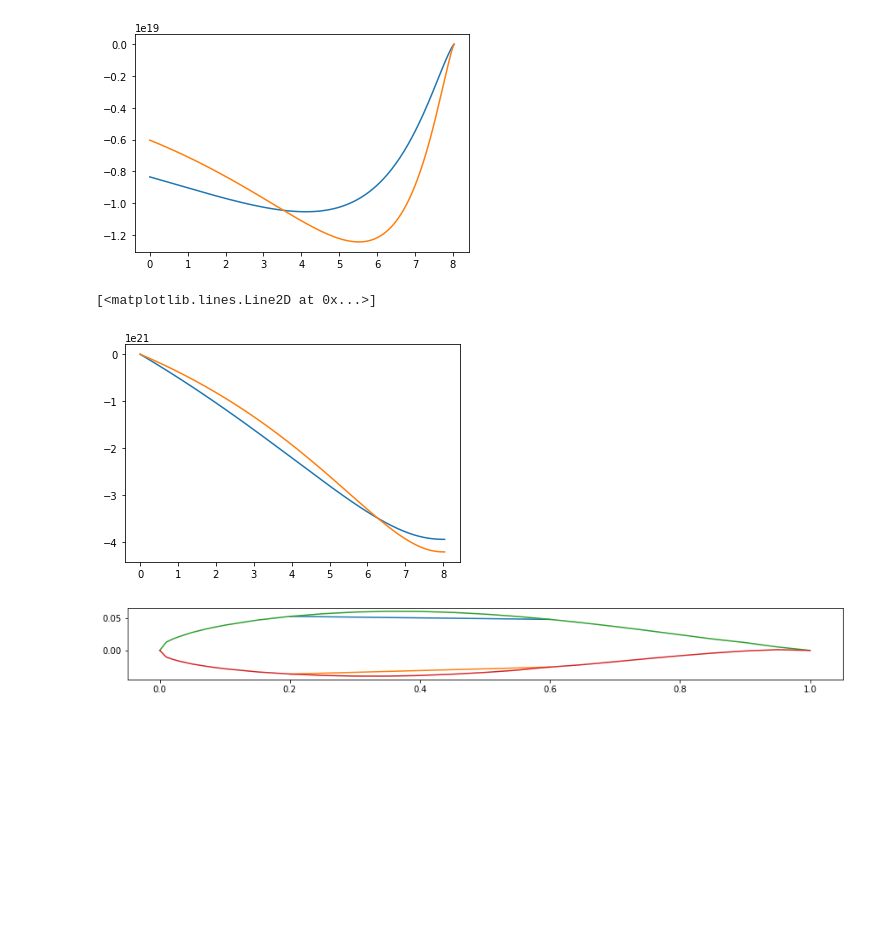
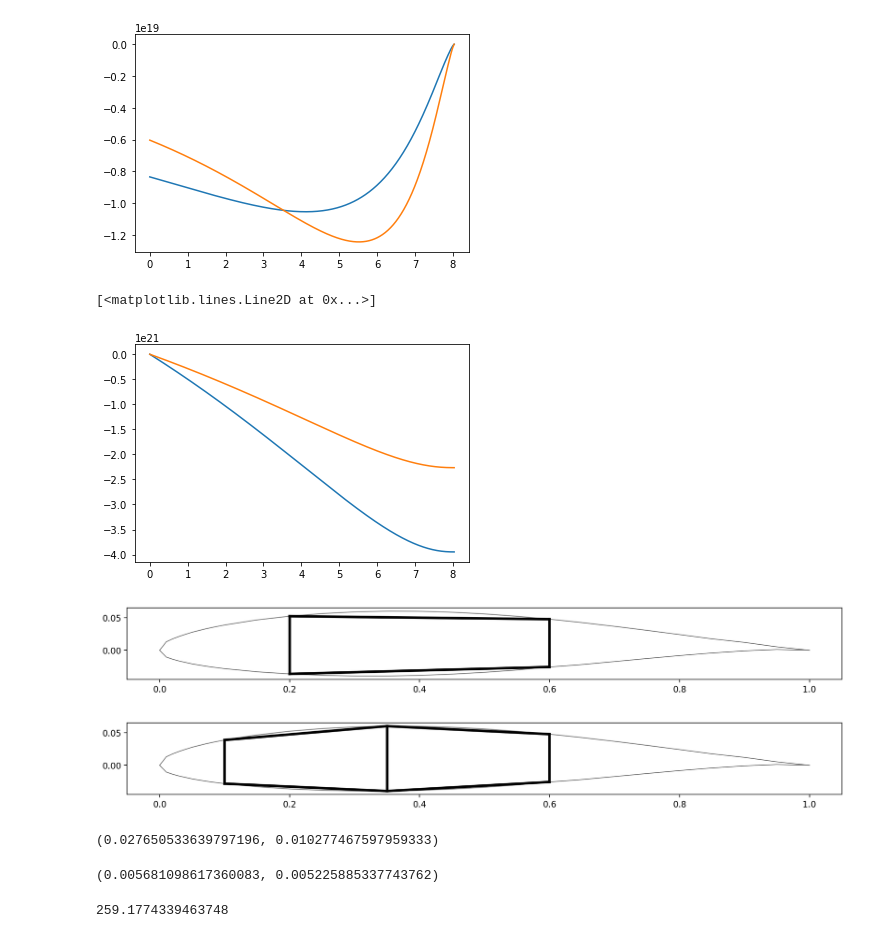
Before and after one commit to LucaDissel/Workpackage4-5, a Jupyter notebook: Main.ipynb, the cells around one changed output. Drawn from its saved outputs; the diff is of its cells as text; code cells hidden in the pictures; blank space fills up the shorter version.

```diff
--- a/Main.ipynb
+++ b/Main.ipynb
@@ -373,7 +388,7 @@ plt.plot(y,dthetadx(y, wingbox_iteration_2))
 [figure]
 # %%
 plt.plot(y,theta(y, wingbox_iteration_1))
-plt.plot(y,theta(y, wingbox_iteration_2))
+plt.plot(y,theta(y, wingbox_iteration_4))
 # %% [output]
 [<matplotlib.lines.Line2D at 0x...>]
-[figure, old version]
+[figure, new version]
@@ -386,11 +395,8 @@ x1_l, x2_l = lower_panel.p1[0], lower_panel.p2[0]
-# %%
-x_p = np.linspace(x1_u, x2_u, 100)
-x = np.linspace(0, 1, 100)
-plt.plot(x_p, upper_panel.z_at_x(x_p))
-plt.plot(x_p, lower_panel.z_at_x(x_p))
-plt.plot(x, airfoil_surface(x)[0])
-plt.plot(x, airfoil_surface(x)[1])
-plt.gca().set_aspect('equal', adjustable='box')
-plt.gcf().set_size_inches(15, 15)
-# %% [output]
-[figure, removed]
+# %%
+wingbox_iteration_1.plot()
+# %% [output]
+[figure, added]
+# %%
+wingbox_iteration_4.plot()
+# %% [output]
+[figure, added]
@@ -396,0 +405,12 @@ plt.gcf().set_size_inches(15, 15)
+# %%
+wingbox_iteration_4.J(0)/wingbox_iteration_4.A(0), wingbox_iteration_3.I_xc(0)/wingbox_iteration_3.A(0)
+# %% [output]
+(0.027650533639797196, 0.010277467597959333)
+# %%
+wingbox_iteration_4.A(0), wingbox_iteration_3.A(0)
+# %% [output]
+(0.005681098617360083, 0.005225885337743762)
+# %%
+wingbox_iteration_4.W
+# %% [output]
+259.1774339463748
```
Also changed, not shown: parts of 13 cells of this notebook.
